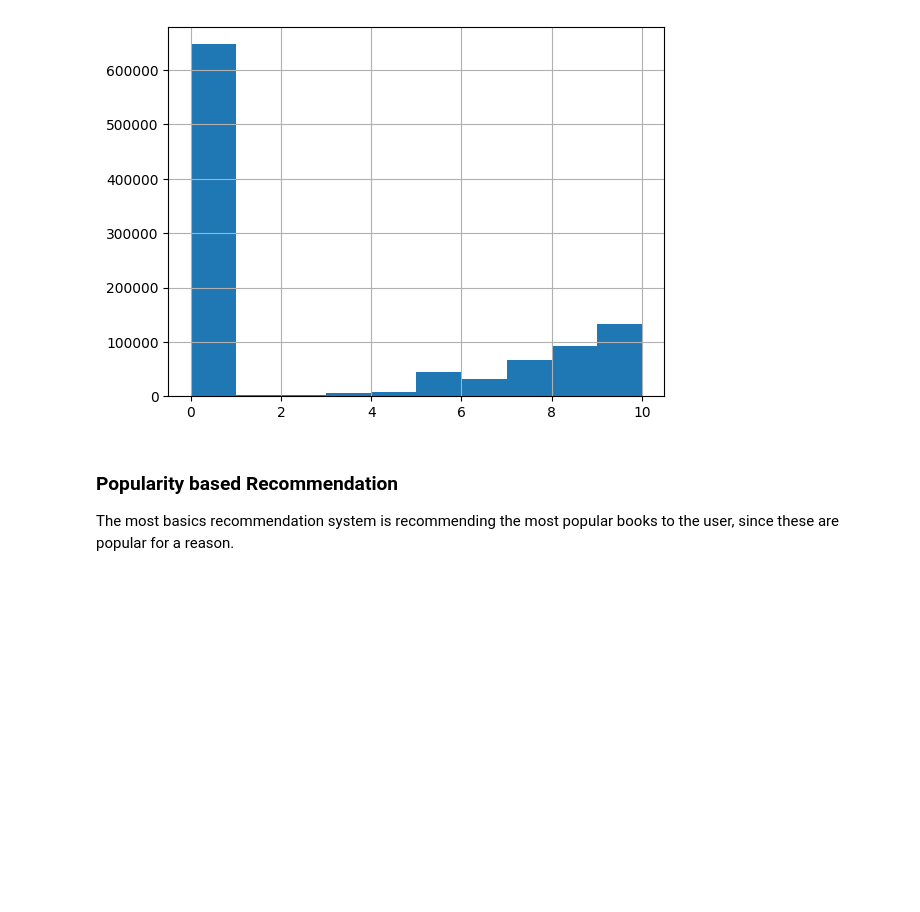
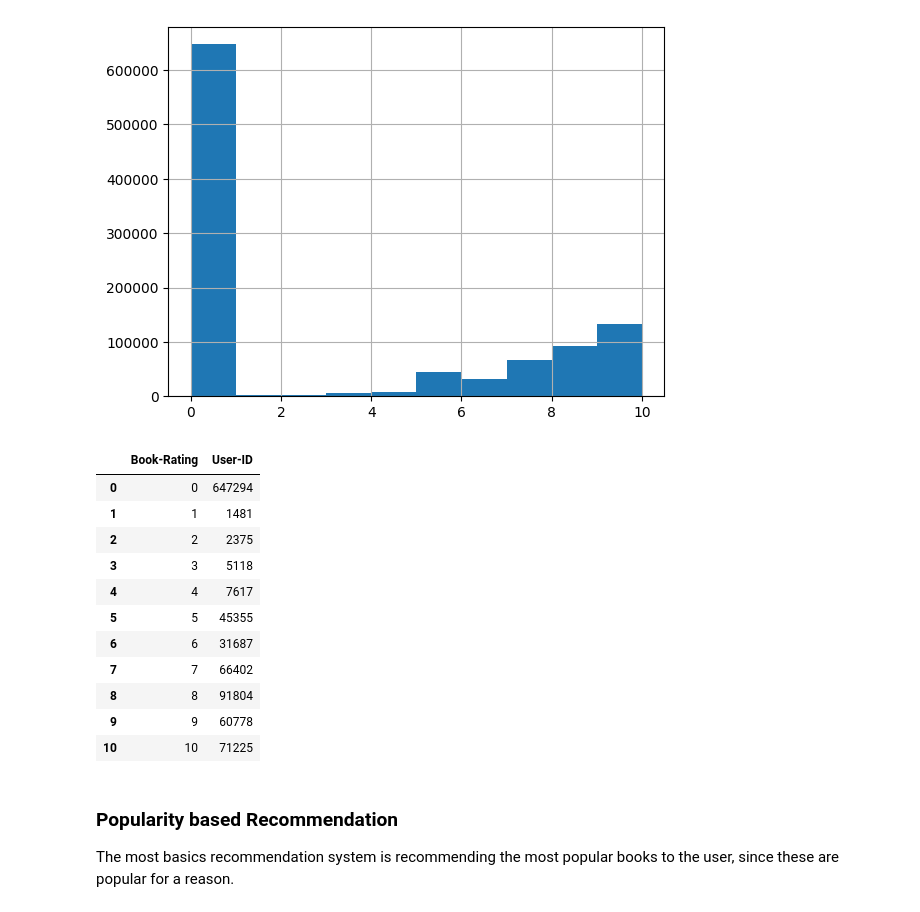
Before and after one commit to korayyildirim/DataAnalysisProjects, a Jupyter notebook: bookRecommendation.ipynb, the cells around one changed output. Cells and saved outputs as stored; diff of their text form; code cells hidden in the pictures; blank space fills up the shorter version.

```diff
--- a/bookRecommendation.ipynb
+++ b/bookRecommendation.ipynb
@@ -63,6 +63,21 @@ books_df['Book-Rating'].hist()
 # %%
 books_df.isnull().sum()
 books_df.dropna(inplace=True)
+# %%
+books_df.groupby('Book-Rating')['User-ID'].count().reset_index()
+# %% [output]
+|  | Book-Rating | User-ID |
+| 0 | 0 | 647294 |
+| 1 | 1 | 1481 |
+| 2 | 2 | 2375 |
+| 3 | 3 | 5118 |
+| 4 | 4 | 7617 |
+| 5 | 5 | 45355 |
+| 6 | 6 | 31687 |
+| 7 | 7 | 66402 |
+| 8 | 8 | 91804 |
+| 9 | 9 | 60778 |
+| 10 | 10 | 71225 |
 # %% [markdown]
 ### Popularity based Recommendation
 
```
Also changed, not shown: parts of 5 cells of this notebook.
